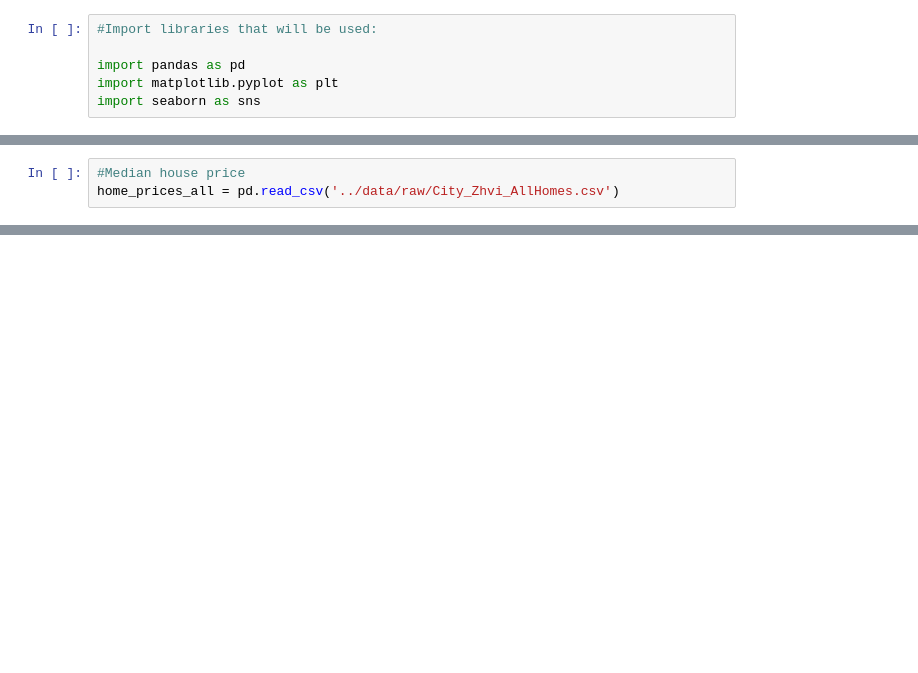
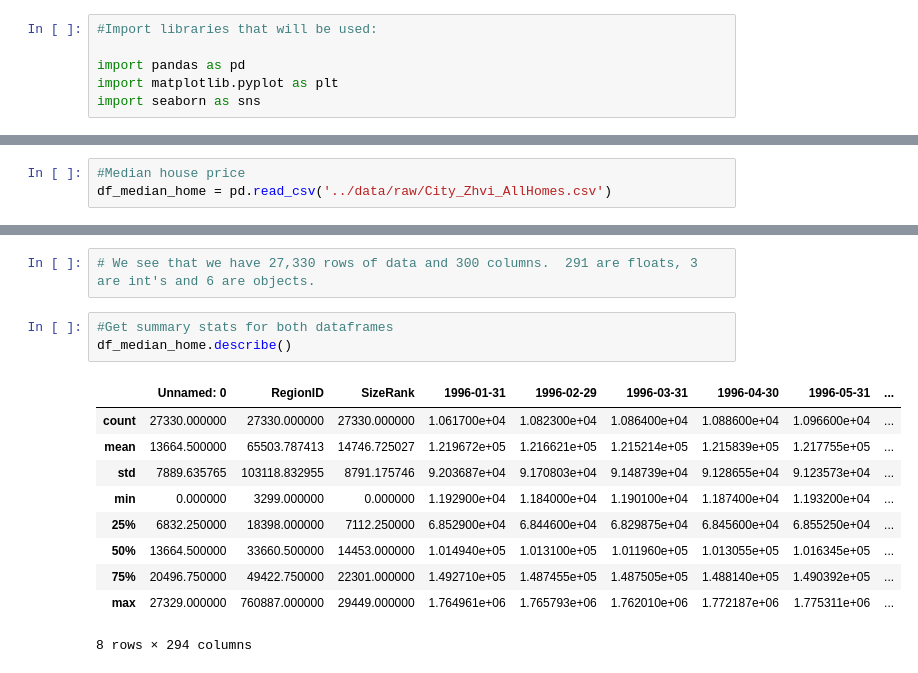
Before and after one commit to devoracer/Capstone_Zillow_DSC, a Jupyter notebook: notebooks/0.2_zillow_capstone_solution.ipynb, the cells around one changed output, grey strips where cells are left out. Saved outputs shown, nothing was run; the diff lists cells and outputs as text; blank space fills up the shorter version.

```diff
--- a/notebooks/0.2_zillow_capstone_solution.ipynb
+++ b/notebooks/0.2_zillow_capstone_solution.ipynb
@@ -13,3 +13,3 @@ median_rent_all_homes = pd.read_csv('../data/raw/City_MedianRentalPrice_AllHomes
 # %%
 #Median house price
-home_prices_all = pd.read_csv('../data/raw/City_Zhvi_AllHomes.csv')
+df_median_home = pd.read_csv('../data/raw/City_Zhvi_AllHomes.csv')
@@ -55,3 +57,19 @@ RangeIndex: 27330 entries, 0 to 27329
 Columns: 300 entries, Unnamed: 0 to 2020-03-31
 dtypes: float64(291), int64(3), object(6)
 memory usage: 62.6+ MB
+# %%
+# We see that we have 27,330 rows of data and 300 columns.  291 are floats, 3 are int's and 6 are objects.
+# %%
+#Get summary stats for both dataframes
+df_median_home.describe()
+# %% [output]
+|  | Unnamed: 0 | RegionID | SizeRank | 1996-01-31 | 1996-02-29 | 1996-03-31 | 1996-04-30 | 1996-05-31 | ... |
+| count | 27330.000000 | 27330.000000 | 27330.000000 | 1.061700e+04 | 1.082300e+04 | 1.086400e+04 | 1.088600e+04 | 1.096600e+04 | ... |
+| mean | 13664.500000 | 65503.787413 | 14746.725027 | 1.219672e+05 | 1.216621e+05 | 1.215214e+05 | 1.215839e+05 | 1.217755e+05 | ... |
+| std | 7889.635765 | 103118.832955 | 8791.175746 | 9.203687e+04 | 9.170803e+04 | 9.148739e+04 | 9.128655e+04 | 9.123573e+04 | ... |
+| min | 0.000000 | 3299.000000 | 0.000000 | 1.192900e+04 | 1.184000e+04 | 1.190100e+04 | 1.187400e+04 | 1.193200e+04 | ... |
+| 25% | 6832.250000 | 18398.000000 | 7112.250000 | 6.852900e+04 | 6.844600e+04 | 6.829875e+04 | 6.845600e+04 | 6.855250e+04 | ... |
+| 50% | 13664.500000 | 33660.500000 | 14453.000000 | 1.014940e+05 | 1.013100e+05 | 1.011960e+05 | 1.013055e+05 | 1.016345e+05 | ... |
+| 75% | 20496.750000 | 49422.750000 | 22301.000000 | 1.492710e+05 | 1.487455e+05 | 1.487505e+05 | 1.488140e+05 | 1.490392e+05 | ... |
+| max | 27329.000000 | 760887.000000 | 29449.000000 | 1.764961e+06 | 1.765793e+06 | 1.762010e+06 | 1.772187e+06 | 1.775311e+06 | ... |
+8 rows × 294 columns
```
Also changed, not shown: parts of 13 cells of this notebook.
